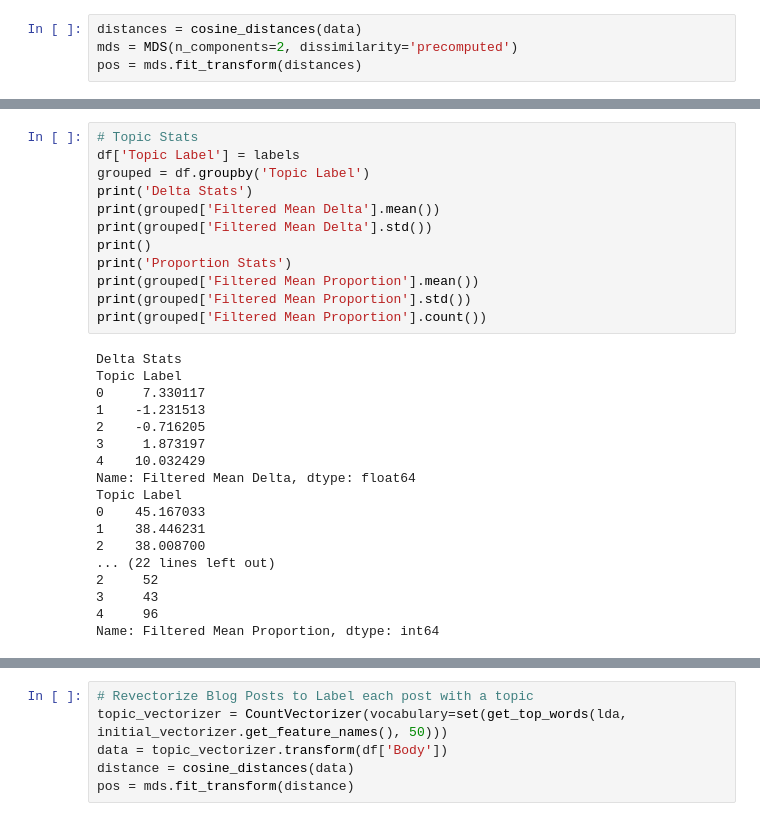
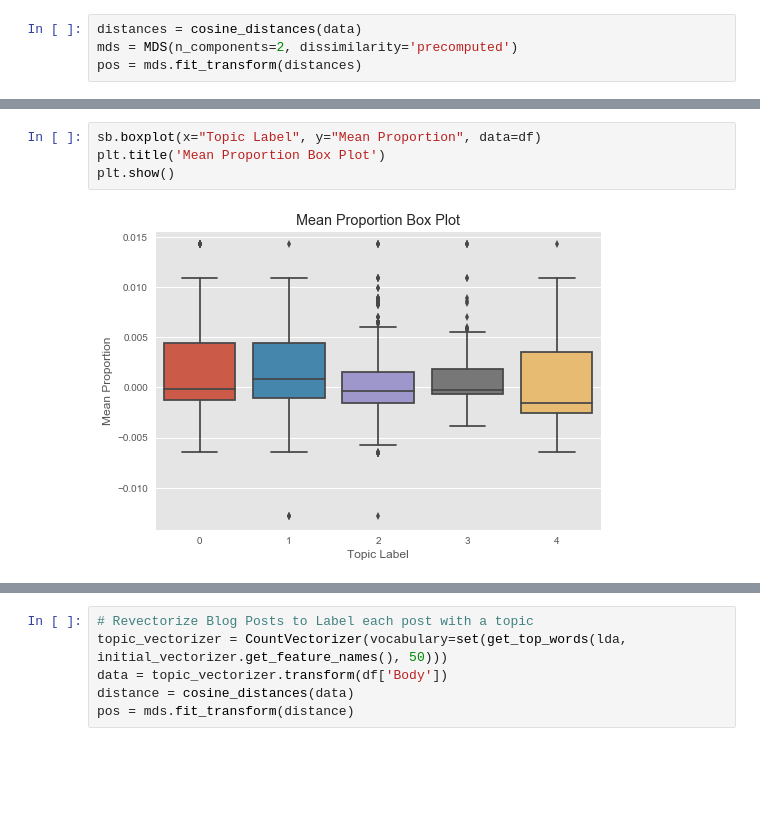
Before and after one commit to rykard95/wh_stocks, a Jupyter notebook: Richard's Final Notebook.ipynb, the cells around one changed output, grey strips where cells are left out. Drawn from its saved outputs; the diff is of its cells as text; blank space fills up the shorter version.

```diff
--- a/Richard's Final Notebook.ipynb
+++ b/Richard's Final Notebook.ipynb
@@ -159,33 +160,9 @@ lda_df = {'x':pos[:, 0], 'y':pos[:,1], 'label':labels}
 show(Scatter(lda_df, x='x', y='y', color='label', title='LDA Clusters - Trump'))
 # %% [output]
 [interactive output not drawn]
-# %%
-# Topic Stats
-df['Topic Label'] = labels
-grouped = df.groupby('Topic Label')
-print('Delta Stats')
-print(grouped['Filtered Mean Delta'].mean())
-print(grouped['Filtered Mean Delta'].std())
-print()
-print('Proportion Stats')
-print(grouped['Filtered Mean Proportion'].mean())
-print(grouped['Filtered Mean Proportion'].std())
-print(grouped['Filtered Mean Proportion'].count())
-# %% [output]
-Delta Stats
-Topic Label
-0     7.330117
-1    -1.231513
-2    -0.716205
-3     1.873197
-4    10.032429
-Name: Filtered Mean Delta, dtype: float64
-Topic Label
-0    45.167033
-1    38.446231
-2    38.008700
-... (22 lines left out)
-2     52
-3     43
-4     96
-Name: Filtered Mean Proportion, dtype: int64
+# %%
+sb.boxplot(x="Topic Label", y="Mean Proportion", data=df)
+plt.title('Mean Proportion Box Plot')
+plt.show()
+# %% [output]
+[figure, added]
```
Also changed, not shown: parts of 21 cells of this notebook, 6 other files.
